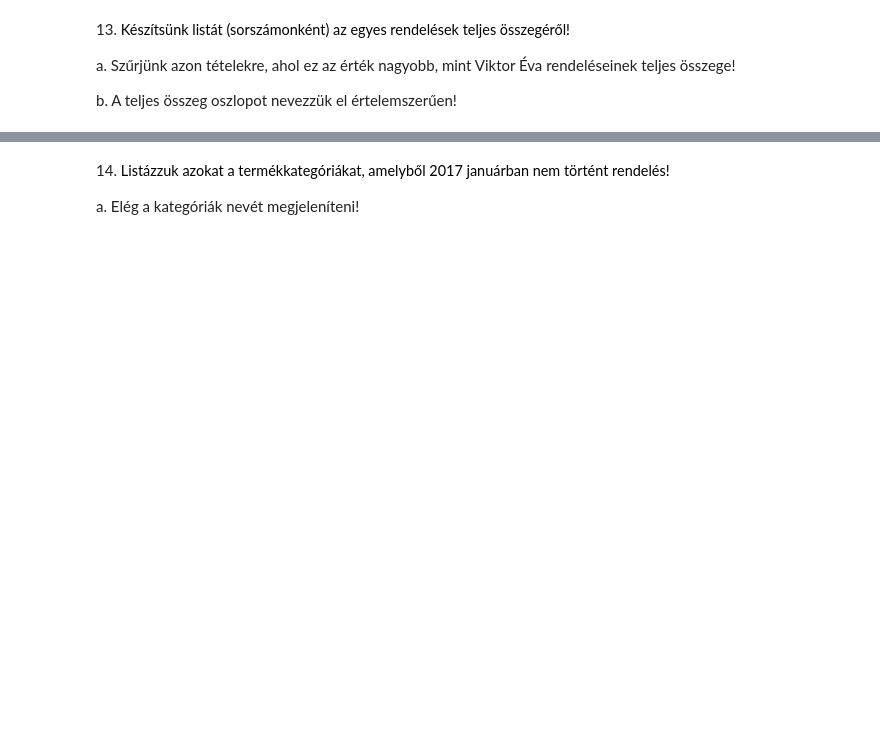
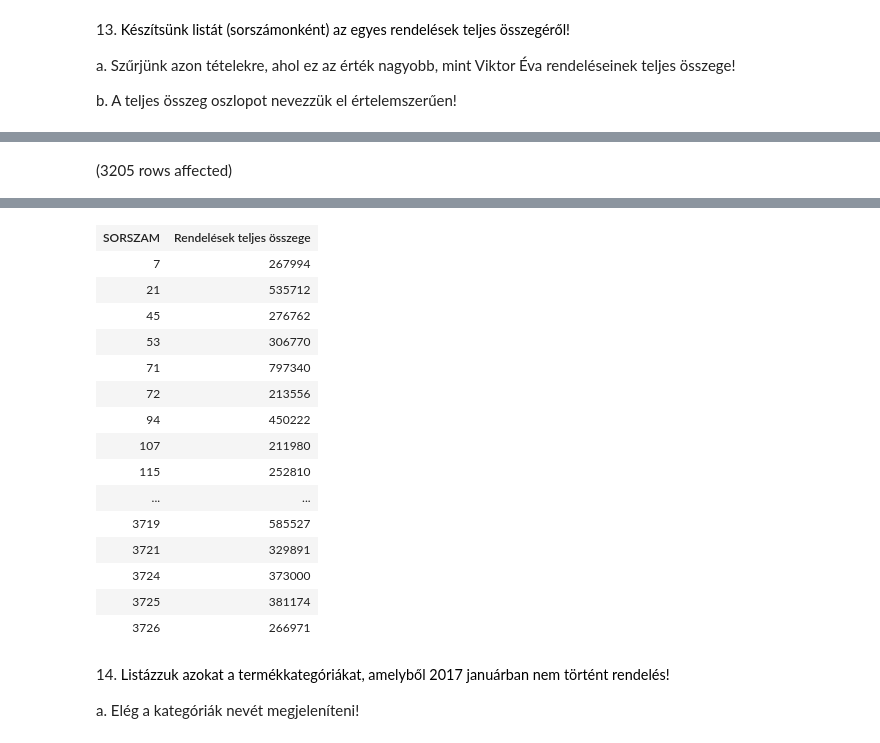
Before and after one commit to meglehetosen/sql1, a Jupyter notebook: gyakorlat06_feladatok.ipynb, the cells around one changed output, grey strips where cells are left out. Cells and saved outputs as stored; diff of their text form; code cells hidden in the pictures; blank space fills up the shorter version.

```diff
--- a/gyakorlat06_feladatok.ipynb
+++ b/gyakorlat06_feladatok.ipynb
@@ -303,3 +327,16 @@ a. A termék kódját és nevét is jelenítsük meg!
 a. Szűrjünk azon tételekre, ahol ez az érték nagyobb, mint Viktor Éva rendeléseinek teljes összege!
 
 b. A teljes összeg oszlopot nevezzük el értelemszerűen!
+# %%
+select r.SORSZAM,
+        SUM(rt.EGYSEGAR * rt.MENNYISEG) as 'Rendelések teljes összege'
+from Rendeles r JOIN Rendeles_tetel rt on r.SORSZAM = rt.SORSZAM
+GROUP BY r.SORSZAM
+HAVING SUM(rt.EGYSEGAR * rt.MENNYISEG) >
+(
+    select SUM(rt.EGYSEGAR * rt.MENNYISEG)
+    from Rendeles r JOIN Rendeles_tetel rt on r.SORSZAM = rt.SORSZAM
+                join Ugyfel u on r.[LOGIN] = u.[LOGIN]
+    WHERE u.NEV = 'Viktor Éva'
+)
+# %% [output]
@@ -305,0 +344 @@ b. A teljes összeg oszlopot nevezzük el értelemszerűen!
+(3205 rows affected)
@@ -306,3 +346,19 @@ b. A teljes összeg oszlopot nevezzük el értelemszerűen!
+| SORSZAM | Rendelések teljes összege |
+| 7 | 267994 |
+| 21 | 535712 |
+| 45 | 276762 |
+| 53 | 306770 |
+| 71 | 797340 |
+| 72 | 213556 |
+| 94 | 450222 |
+| 107 | 211980 |
+| 115 | 252810 |
+| ... | ... |
+| 3719 | 585527 |
+| 3721 | 329891 |
+| 3724 | 373000 |
+| 3725 | 381174 |
+| 3726 | 266971 |
 # %% [markdown]
 14. <span style="background-color: rgb(255, 255, 255); color: rgb(0, 0, 0); font-family: &quot;Open Sans&quot;, sans-serif; font-size: 14.44px;">Listázzuk azokat a termékkategóriákat, amelyből 2017 januárban nem történt rendelés!&nbsp;</span>
 
```
Also changed, not shown: parts of 5 cells of this notebook.
